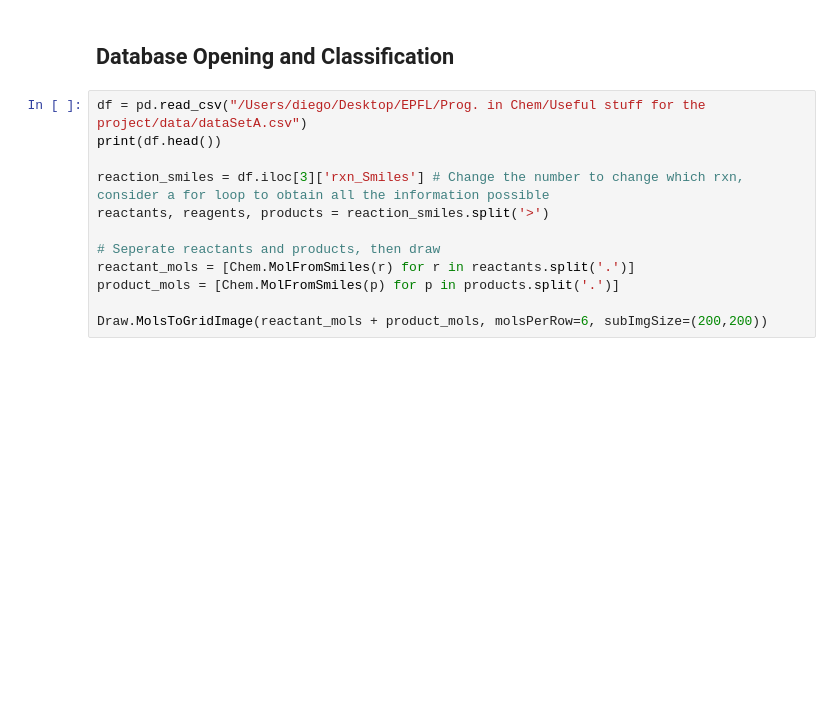
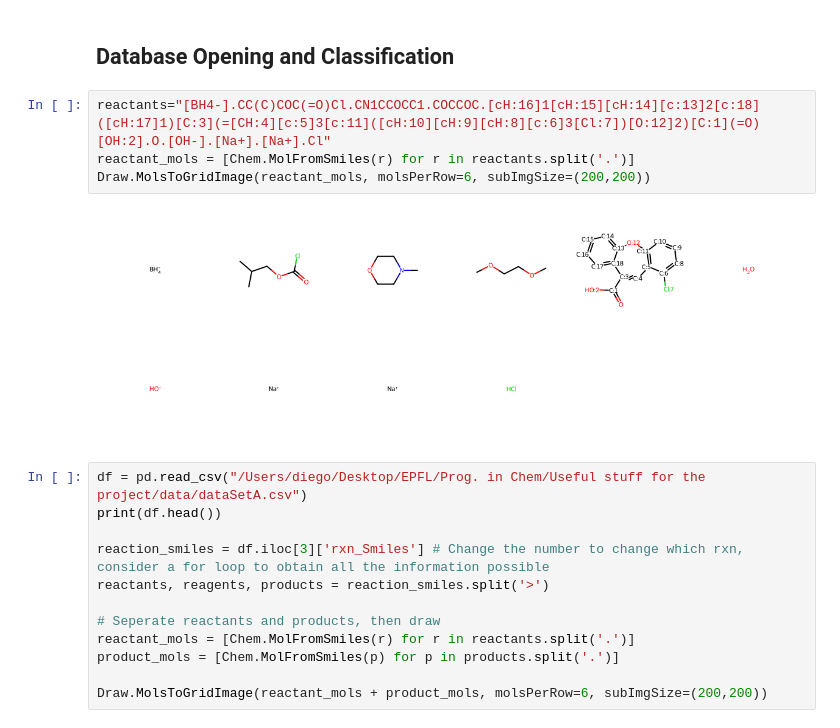
Before and after one commit to WitekHD/PPChem_Project, a Jupyter notebook: Diego's/rxn-insight_attempts.ipynb, the cells around one changed output. Drawn from its saved outputs; the diff is of its cells as text; blank space fills up the shorter version.

```diff
--- a/Diego's/rxn-insight_attempts.ipynb
+++ b/Diego's/rxn-insight_attempts.ipynb
@@ -15,5 +9,11 @@ import pprint
 # %% [markdown]
 ## Database Opening and Classification
+# %%
+reactants="[BH4-].CC(C)COC(=O)Cl.CN1CCOCC1.COCCOC.[cH:16]1[cH:15][cH:14][c:13]2[c:18]([cH:17]1)[C:3](=[CH:4][c:5]3[c:11]([cH:10][cH:9][cH:8][c:6]3[Cl:7])[O:12]2)[C:1](=O)[OH:2].O.[OH-].[Na+].[Na+].Cl"
+reactant_mols = [Chem.MolFromSmiles(r) for r in reactants.split('.')]
+Draw.MolsToGridImage(reactant_mols, molsPerRow=6, subImgSize=(200,200))
+# %% [output]
+[figure, added]
 # %%
 df = pd.read_csv("/Users/diego/Desktop/EPFL/Prog. in Chem/Useful stuff for the project/data/dataSetA.csv")
 print(df.head())
```
Also changed, not shown: parts of 1 cell of this notebook, 1 other file.
